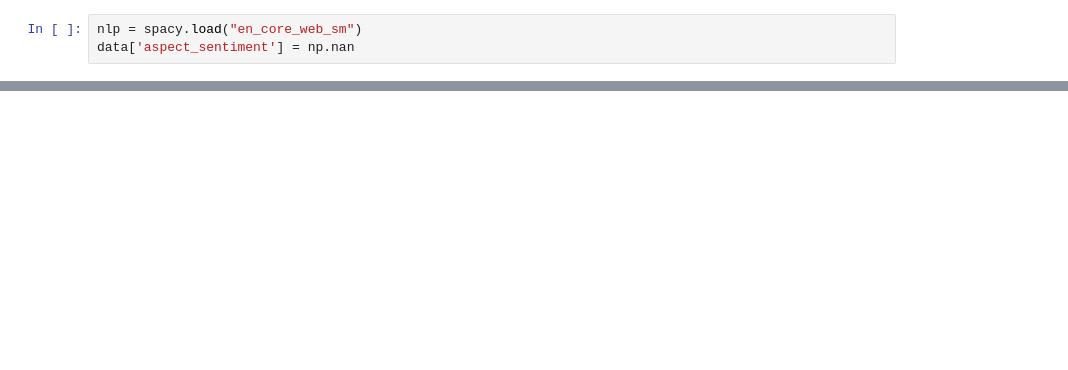
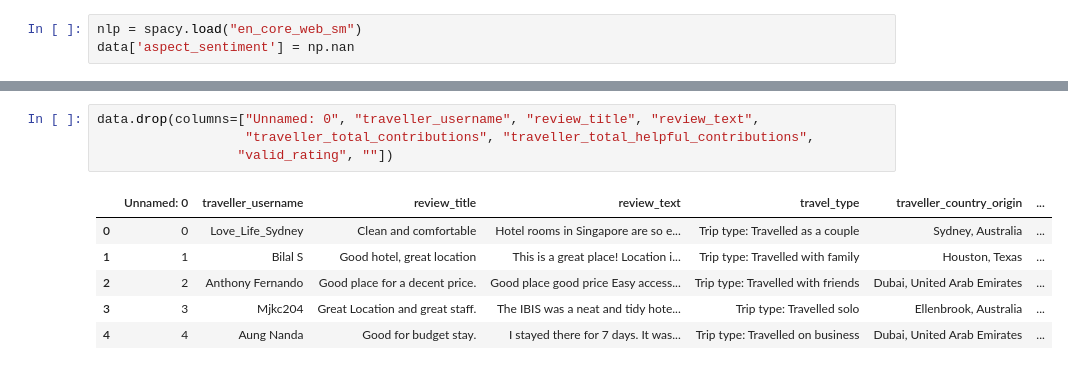
Before and after one commit to AmmarBagharib/sentiment_analysis_bt4222, a Jupyter notebook: codes/aspect_modelling/Dependency_parsing.ipynb, the cells around one changed output, grey strips where cells are left out. Saved outputs shown, nothing was run; the diff lists cells and outputs as text; blank space fills up the shorter version.

```diff
--- a/codes/aspect_modelling/Dependency_parsing.ipynb
+++ b/codes/aspect_modelling/Dependency_parsing.ipynb
@@ -91,0 +191,11 @@ Name: aspect_sentiment, Length: 10523, dtype: object
+# %%
+data.drop(columns=["Unnamed: 0", "traveller_username", "review_title", "review_text",
+                   "traveller_total_contributions", "traveller_total_helpful_contributions",
+                  "valid_rating", ""])
+# %% [output]
+|  | Unnamed: 0 | traveller_username | review_title | review_text | travel_type | traveller_country_origin | ... |
+| 0 | 0 | Love_Life_Sydney | Clean and comfortable | Hotel rooms in Singapore are so e... | Trip type: Travelled as a couple | Sydney, Australia | ... |
+| 1 | 1 | Bilal S | Good hotel, great location | This is a great place! Location i... | Trip type: Travelled with family | Houston, Texas | ... |
+| 2 | 2 | Anthony Fernando | Good place for a decent price. | Good place good price Easy access... | Trip type: Travelled with friends | Dubai, United Arab Emirates | ... |
+| 3 | 3 | Mjkc204 | Great Location and great staff. | The IBIS was a neat and tidy hote... | Trip type: Travelled solo | Ellenbrook, Australia | ... |
+| 4 | 4 | Aung Nanda | Good for budget stay. | I stayed there for 7 days. It was... | Trip type: Travelled on business | Dubai, United Arab Emirates | ... |
```
Also changed, not shown: parts of 10 cells of this notebook, 9 other files.
